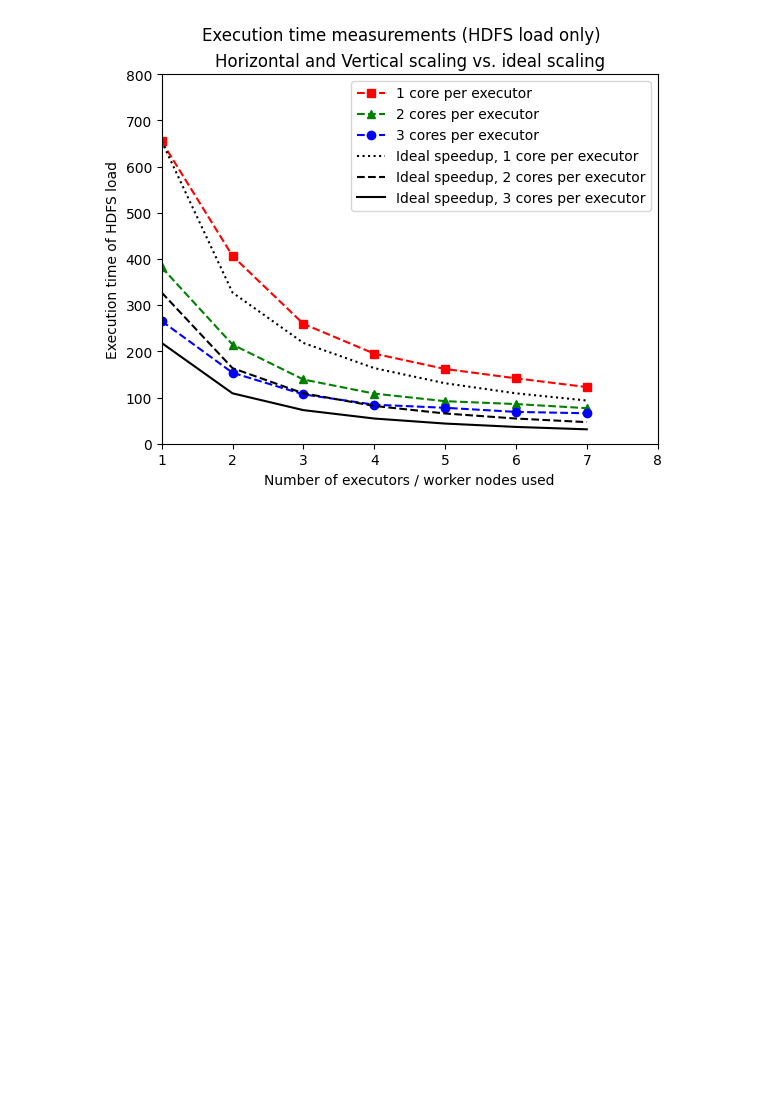
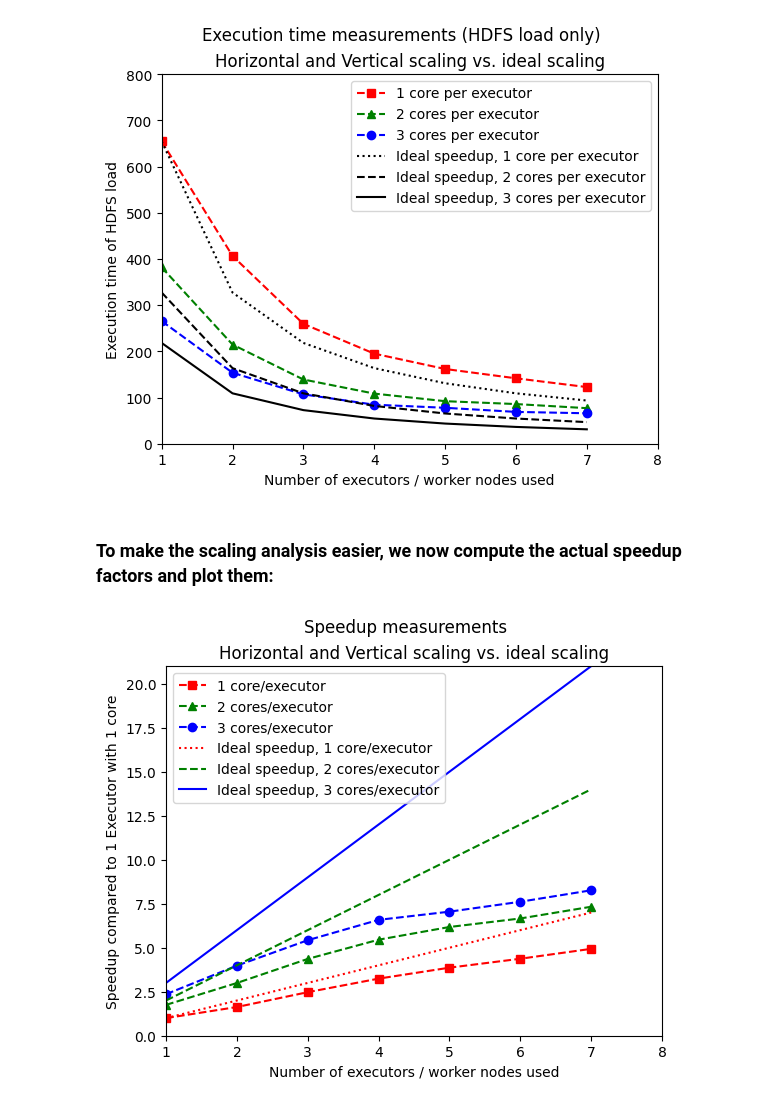
Before and after one commit to Sajad-Sharhani/Data-Engineering-I-Project, a Jupyter notebook: Analysis/final-scaling-analysis.ipynb, the cells around one changed output. Drawn from its saved outputs; the diff is of its cells as text; code cells hidden in the pictures; blank space fills up the shorter version.

Commit message:
Added more advanced scaling analysis (speedup plots, not just runtime plots)

```diff
--- a/Analysis/final-scaling-analysis.ipynb
+++ b/Analysis/final-scaling-analysis.ipynb
@@ -147,3 +148,25 @@ import numpy as np
 np.savetxt("runtimes.txt",np.array(times))
 np.savetxt("runtimes_without_load.txt",np.array(times_without_load))
 np.savetxt("runtimes_only_hdfs_load.txt",np.array(load_time))
+# %% [markdown]
+### To make the scaling analysis easier, we now compute the actual speedup factors and plot them:
+# %%
+nodes = [i for i in range(1,8)]
+
+speedup =[ [times[0][0]/times[i][j] for j in range(0,7)] for i in range(0,3)]
+
+plt.plot(nodes,speedup[0],'--sr',label="1 core/executor")
+plt.plot(nodes,speedup[1],'--^g',label="2 cores/executor")
+plt.plot(nodes,speedup[2],'--ob',label="3 cores/executor")
+plt.plot(nodes, [speedup[0][0]*i for i in nodes], ':r', label='Ideal speedup, 1 core/executor')
+plt.plot(nodes, [speedup[0][0]*(2*i) for i in nodes], '--g', label='Ideal speedup, 2 cores/executor')
+plt.plot(nodes, [speedup[0][0]*(3*i) for i in nodes], '-b', label='Ideal speedup, 3 cores/executor')
+plt.legend()
+plt.axis([1, 8, 0, 21])
+plt.xlabel("Number of executors / worker nodes used")
+plt.ylabel("Speedup compared to 1 Executor with 1 core")
+plt.suptitle("Speedup measurements")
+plt.title("Horizontal and Vertical scaling vs. ideal scaling")
+plt.show()
+# %% [output]
+[figure, added]
```
Also changed, not shown: parts of 2 cells of this notebook.
